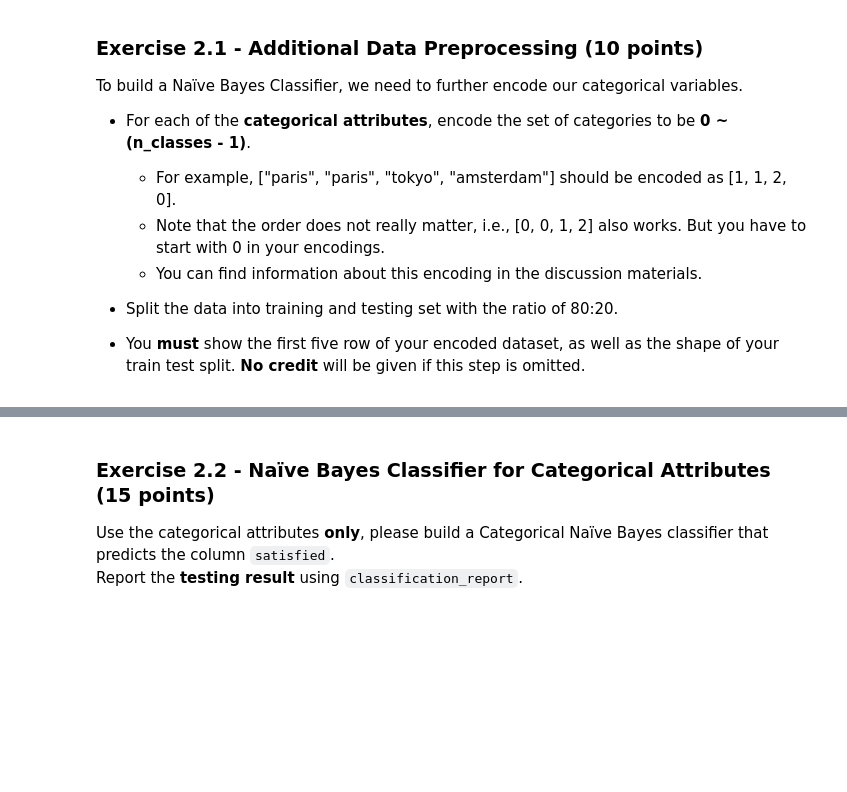
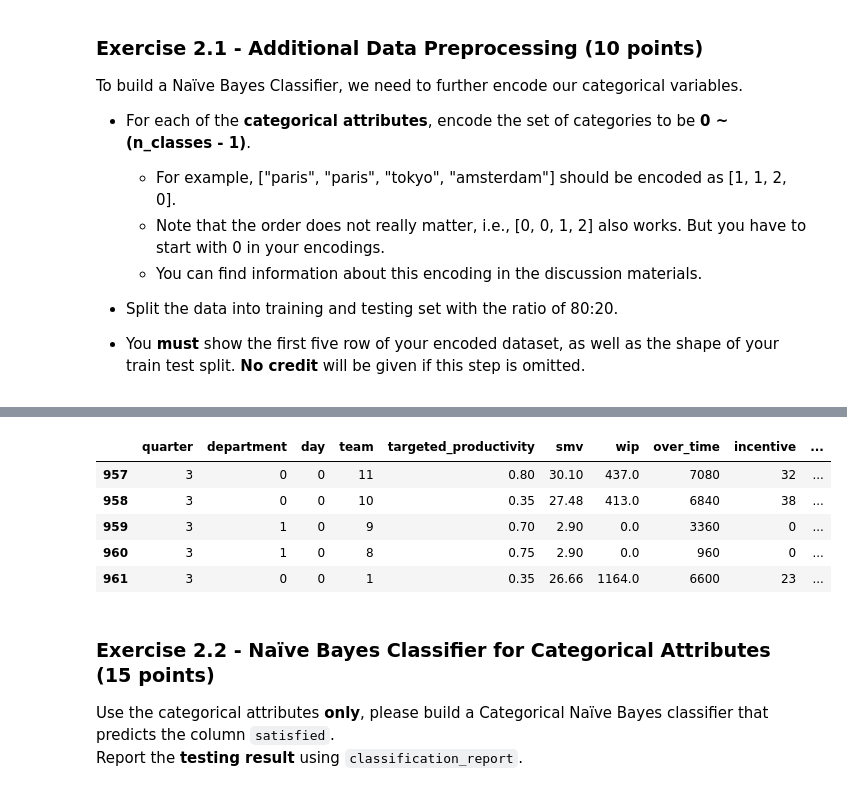
Before and after one commit to SriSupratikTalari/hw2, a Jupyter notebook: HW2_NB_&_SVMs.ipynb, the cells around one changed output, grey strips where cells are left out. Drawn from its saved outputs; the diff is of its cells as text; code cells hidden in the pictures; blank space fills up the shorter version.

```diff
--- a/HW2_NB_&_SVMs.ipynb
+++ b/HW2_NB_&_SVMs.ipynb
@@ -312,3 +406,12 @@ To build a Naïve Bayes Classifier, we need to further encode our categorical va
+# %%
+test_df.head()
+# %% [output]
+|  | quarter | department | day | team | targeted_productivity | smv | wip | over_time | incentive | ... |
+| 957 | 3 | 0 | 0 | 11 | 0.80 | 30.10 | 437.0 | 7080 | 32 | ... |
+| 958 | 3 | 0 | 0 | 10 | 0.35 | 27.48 | 413.0 | 6840 | 38 | ... |
+| 959 | 3 | 1 | 0 | 9 | 0.70 | 2.90 | 0.0 | 3360 | 0 | ... |
+| 960 | 3 | 1 | 0 | 8 | 0.75 | 2.90 | 0.0 | 960 | 0 | ... |
+| 961 | 3 | 0 | 0 | 1 | 0.35 | 26.66 | 1164.0 | 6600 | 23 | ... |
 # %% [markdown]
 ### Exercise 2.2 - Naïve Bayes Classifier for Categorical Attributes (15 points)
 
```
Also changed, not shown: parts of 13 cells of this notebook.
